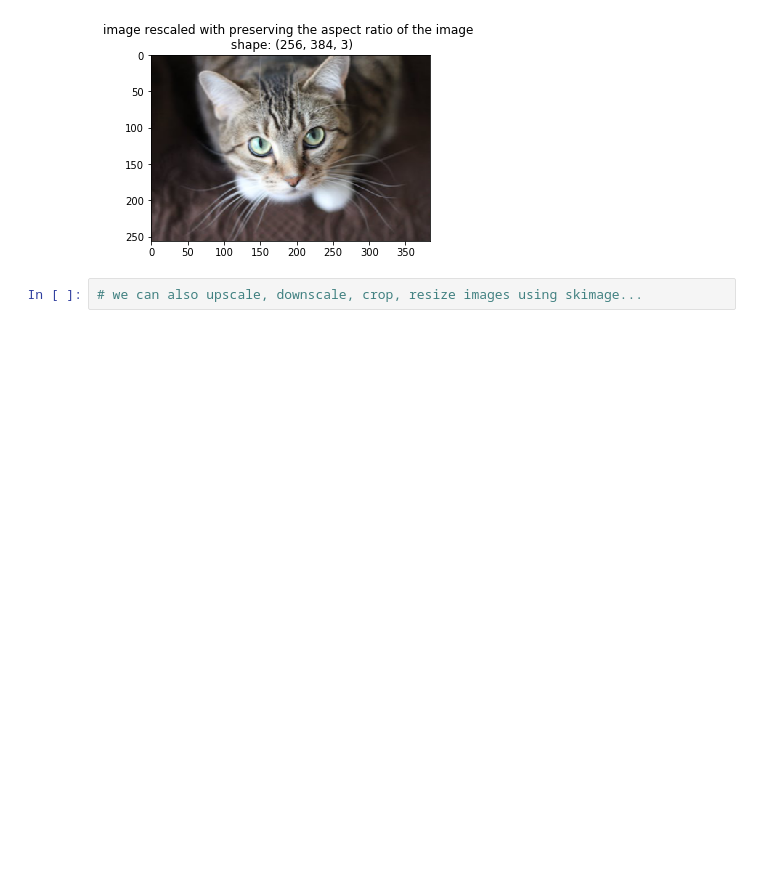
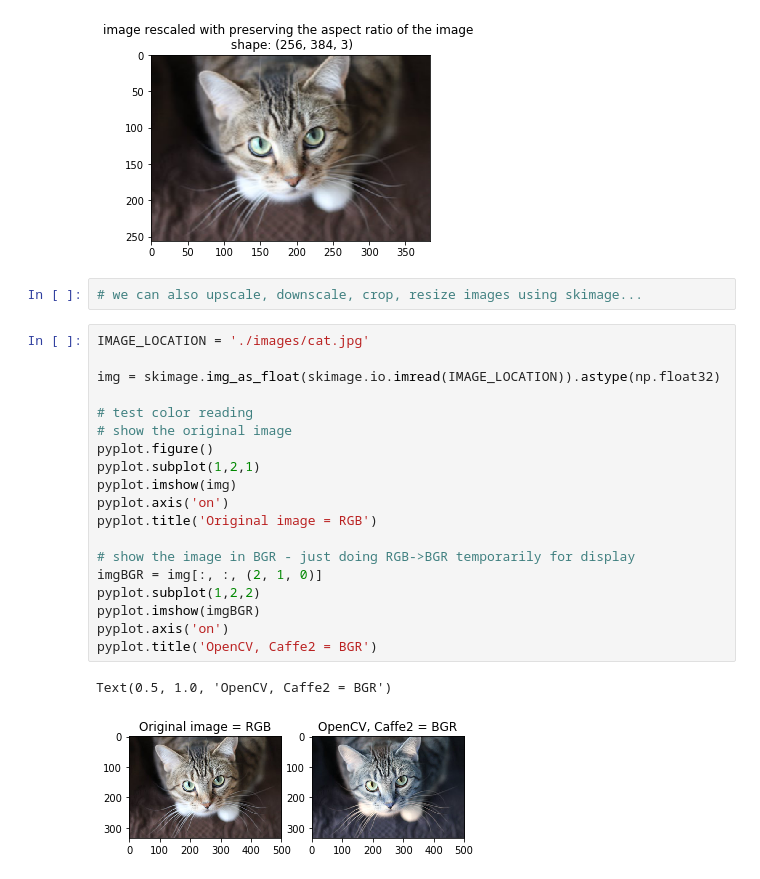
Before and after one commit to alisharifara/myCaffe2Examples, a Jupyter notebook: 05-ImagePreProcessingPipeline.ipynb, the cells around one changed output. Drawn from its saved outputs; the diff is of its cells as text; blank space fills up the shorter version.

```diff
--- a/05-ImagePreProcessingPipeline.ipynb
+++ b/05-ImagePreProcessingPipeline.ipynb
@@ -111,3 +112,25 @@ display_image(img_rescaled, 'image rescaled with preserving the aspect ratio of
 [figure]
 # %%
 # we can also upscale, downscale, crop, resize images using skimage...
+# %%
+IMAGE_LOCATION = './images/cat.jpg'
+
+img = skimage.img_as_float(skimage.io.imread(IMAGE_LOCATION)).astype(np.float32)
+
+# test color reading
+# show the original image
+pyplot.figure()
+pyplot.subplot(1,2,1)
+pyplot.imshow(img)
+pyplot.axis('on')
+pyplot.title('Original image = RGB')
+
+# show the image in BGR - just doing RGB->BGR temporarily for display
+imgBGR = img[:, :, (2, 1, 0)]
+pyplot.subplot(1,2,2)
+pyplot.imshow(imgBGR)
+pyplot.axis('on')
+pyplot.title('OpenCV, Caffe2 = BGR')
+# %% [output]
+Text(0.5, 1.0, 'OpenCV, Caffe2 = BGR')
+[figure, added]
```
Also changed, not shown: parts of 3 cells of this notebook, 1 other file.
